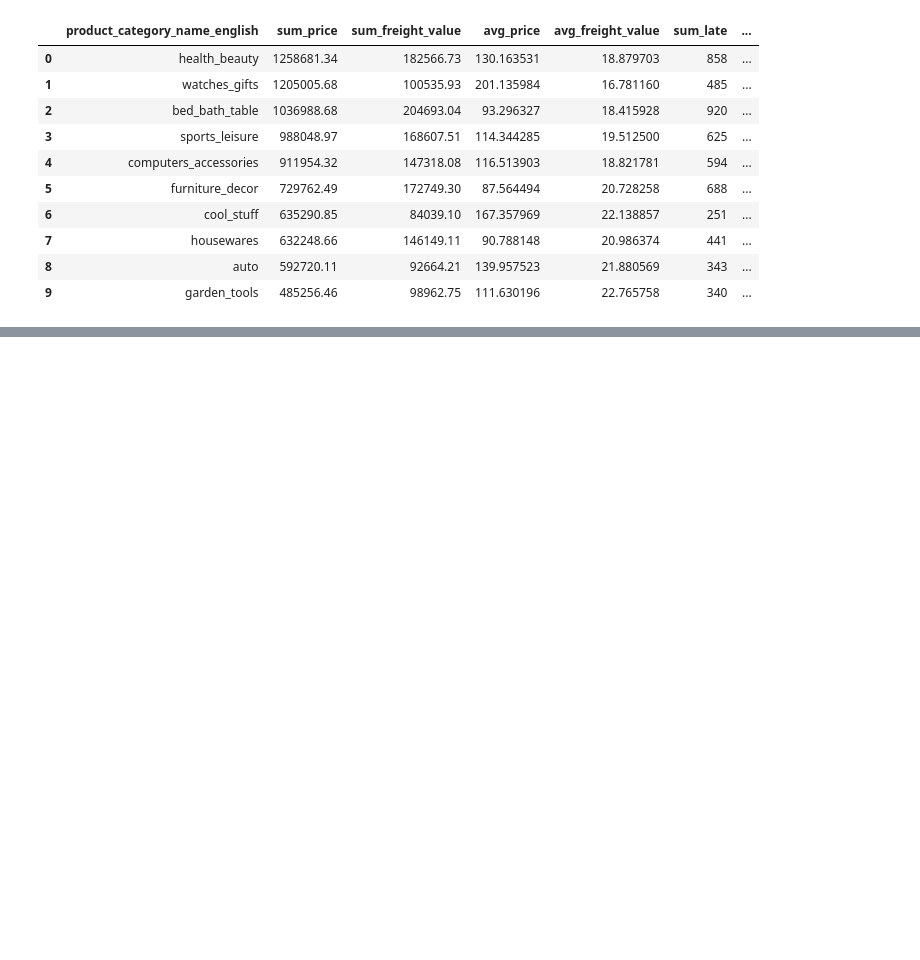
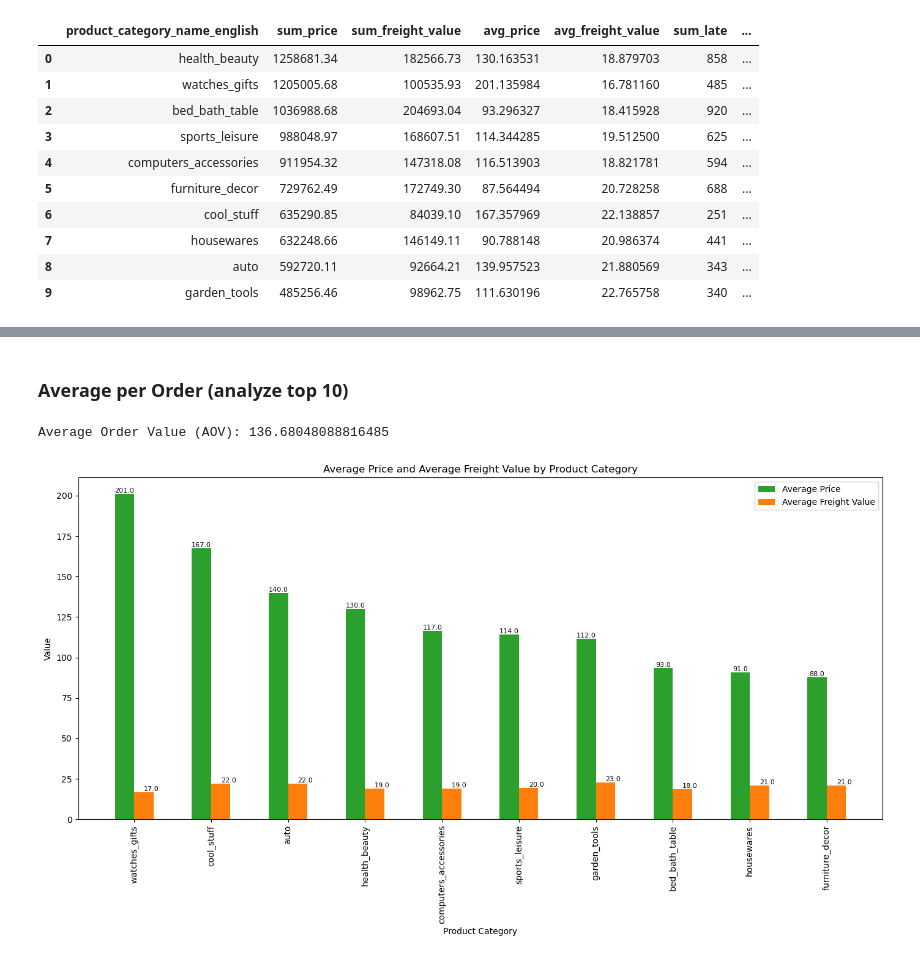
Before and after one commit to LongAiden/brazil_ecommerce_2020, a Jupyter notebook: brazil_ecommerce.ipynb, the cells around one changed output, grey strips where cells are left out. Cells and saved outputs as stored; diff of their text form; code cells hidden in the pictures; blank space fills up the shorter version.

Commit message:
Update report + analyze P1 P2

```diff
--- a/brazil_ecommerce.ipynb
+++ b/brazil_ecommerce.ipynb
@@ -345,0 +337,37 @@ plt.show()
+# %% [markdown]
+### Average per Order (analyze top 10)
+# %%
+aov = df_order['price'].sum() / len(df_order['order_id'].unique())
+print(f'Average Order Value (AOV): {aov}')
+# %% [output]
+Average Order Value (AOV): 136.68048088816485
+# %%
+df = df_products_top10.copy()
+df.sort_values(by=['avg_price'], ascending=False, inplace=True)
+
+# Plot 1: Sum Price and Sum Freight Value by Product Category
+fig, ax = plt.subplots(figsize=(14, 8))
+bar_width = 0.25
+index = np.arange(len(df['product_category_name_english']))
+
+bars1 = ax.bar(index, df['avg_price'], bar_width, label='Average Price', color='tab:green')
+bars2 = ax.bar(index + bar_width, df['avg_freight_value'], bar_width, label='Average Freight Value', color='tab:orange')
+
+ax.set_xlabel('Product Category')
+ax.set_ylabel('Value')
+ax.set_title('Average Price and Average Freight Value by Product Category')
+ax.set_xticks(index + bar_width / 2)
+ax.set_xticklabels(df['product_category_name_english'], rotation=90)
+ax.legend()
+
+for bar in bars1:
+    yval = bar.get_height()
+    ax.text(bar.get_x() + bar.get_width() / 2.0, yval, round(yval, 0), va='bottom', ha='center', color='black', fontsize=8)
+for bar in bars2:
+    yval = bar.get_height()
+    ax.text(bar.get_x() + 0.1 + bar.get_width() / 2.0, yval, round(yval, 0), va='bottom', ha='center', color='black', fontsize=8)
+
+plt.tight_layout()
+plt.show()
+# %% [output]
+[figure, added]
```
Also changed, not shown: parts of 24 cells of this notebook.
